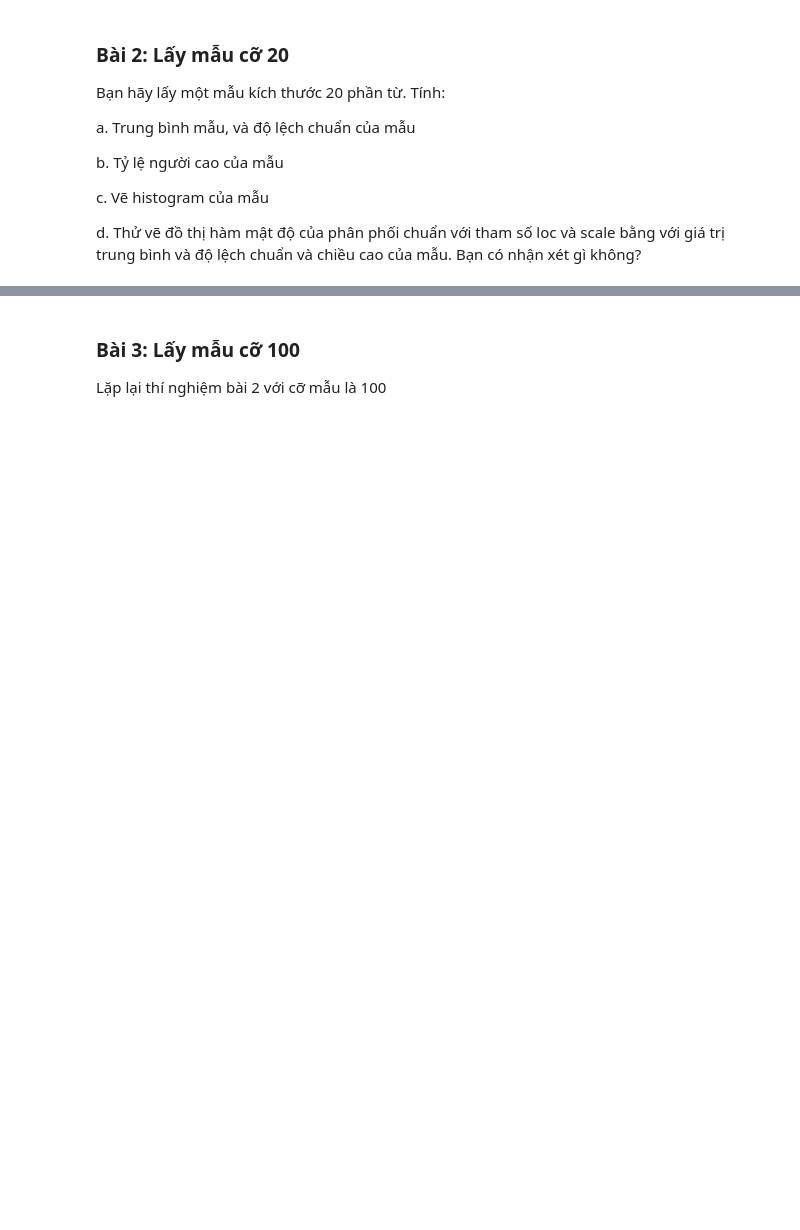
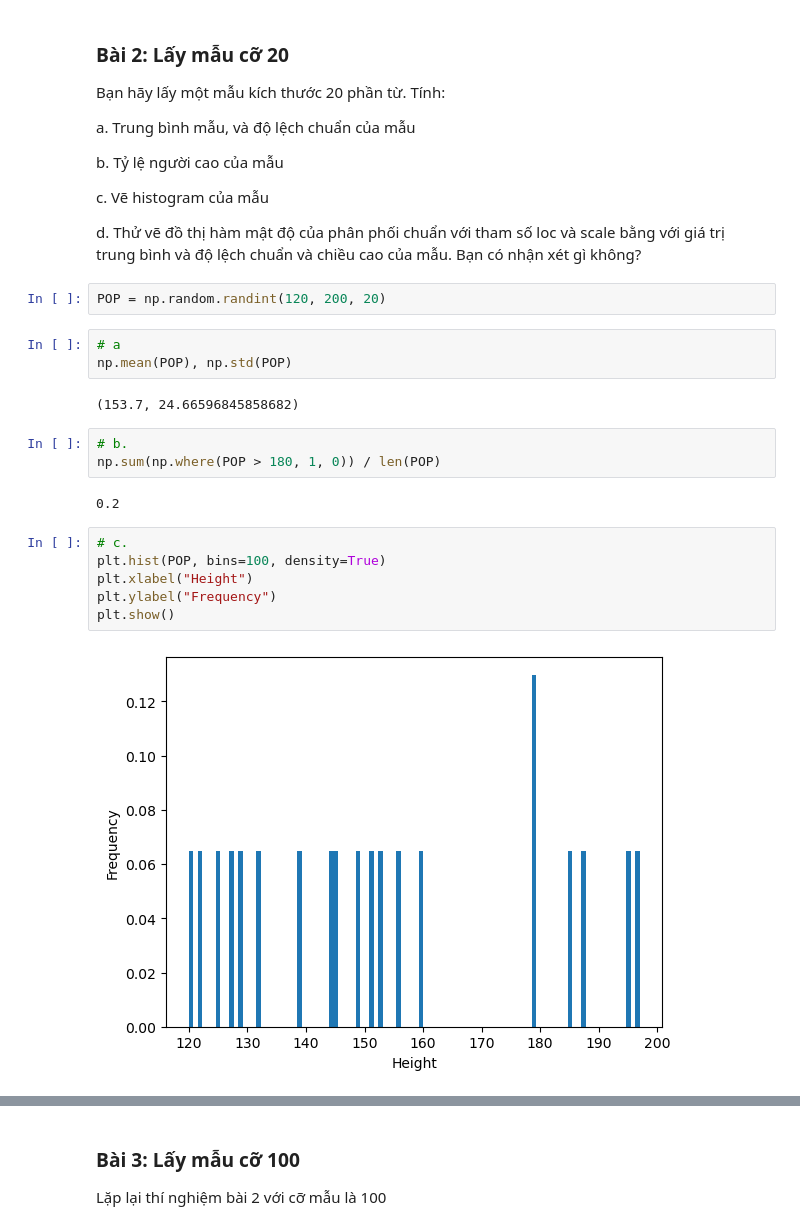
Before and after one commit to tiesen243/data-analyst, a Jupyter notebook: tkud_lab05_ex.ipynb, the cells around one changed output, grey strips where cells are left out. Drawn from its saved outputs; the diff is of its cells as text; blank space fills up the shorter version.

```diff
--- a/tkud_lab05_ex.ipynb
+++ b/tkud_lab05_ex.ipynb
@@ -56,3 +67,23 @@ b. Tỷ lệ người cao của mẫu
 c. Vẽ histogram của mẫu
 
 d. Thử vẽ đồ thị hàm mật độ của phân phối chuẩn với tham số loc và scale bằng với giá trị trung bình và độ lệch chuẩn và chiều cao của mẫu. Bạn có nhận xét gì không?
+# %%
+POP = np.random.randint(120, 200, 20)
+# %%
+# a
+np.mean(POP), np.std(POP)
+# %% [output]
+(153.7, 24.66596845858682)
+# %%
+# b.
+np.sum(np.where(POP > 180, 1, 0)) / len(POP)
+# %% [output]
+0.2
+# %%
+# c.
+plt.hist(POP, bins=100, density=True)
+plt.xlabel("Height")
+plt.ylabel("Frequency")
+plt.show()
+# %% [output]
+[figure, added]
```
Also changed, not shown: parts of 23 cells of this notebook, 1 other file.
